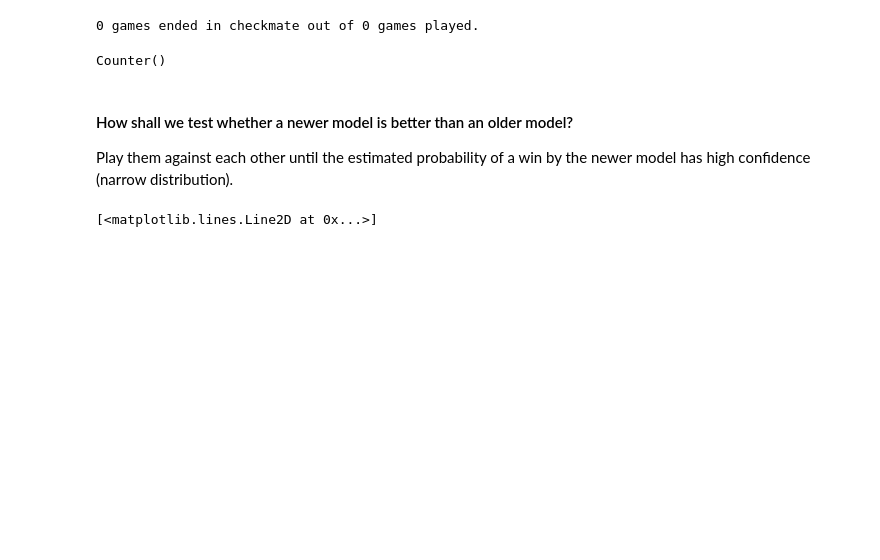
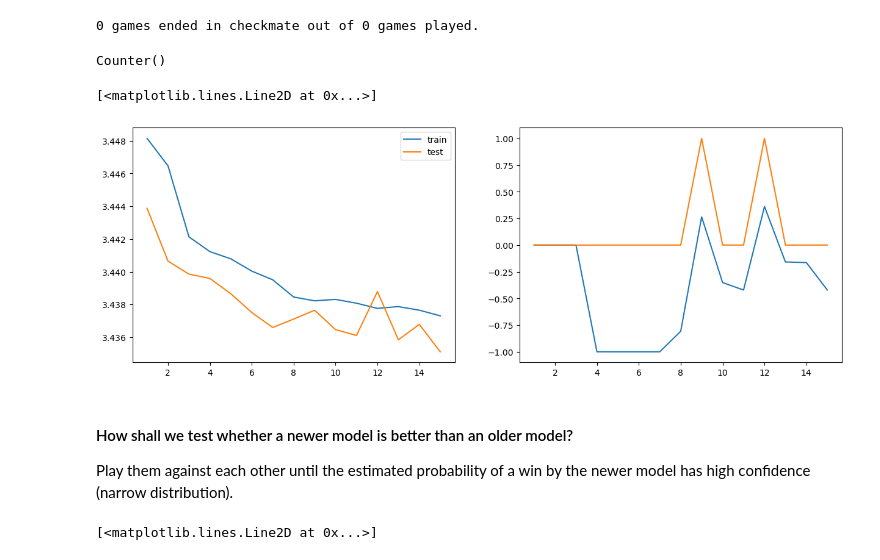
Before and after one commit to Adam-Peaston/chess, a Jupyter notebook: Scratch Pad.ipynb, the cells around one changed output. Drawn from its saved outputs; the diff is of its cells as text; code cells hidden in the pictures; blank space fills up the shorter version.

```diff
--- a/Scratch Pad.ipynb
+++ b/Scratch Pad.ipynb
@@ -3,7 +3,7 @@ import os, pickle
 from collections import Counter
 from tqdm import tqdm
 
-root = os.path.join('data', 'output', 'round_13','self_play')
+root = os.path.join('data', 'output', 'round_7','self_play')
 tournamentfiles = [f for f in os.listdir(root) if f.startswith('tmnt_') and f.endswith('.pkl')]
 agent0_points = []
 agent1_points = []
@@ -38,3 +33,21 @@ Counter()
+# %%
+import os, pickle
+import matplotlib.pyplot as plt
+
+with open(os.path.join('data', 'output', 'round_6','report.pkl'), 'rb') as pkl:
+    report = pickle.load(pkl)
+
+epochs, train_losses, test_losses, slopes, counters = zip(*report)
+
+fig, axs = plt.subplots(nrows=1, ncols=2, figsize=(15,5))
+axs[0].plot(epochs, train_losses, label='train')
+axs[0].plot(epochs, test_losses, label='test')
+axs[0].legend()
+axs[1].plot(epochs, slopes)
+axs[1].plot(epochs, counters)
+# %% [output]
+[<matplotlib.lines.Line2D at 0x...>]
+[figure, added]
 # %% [markdown]
 #### How shall we test whether a newer model is better than an older model?
 Play them against each other until the estimated probability of a win by the newer model has high confidence (narrow distribution).
```
Also changed, not shown: parts of 1 cell of this notebook, 5 other files.
